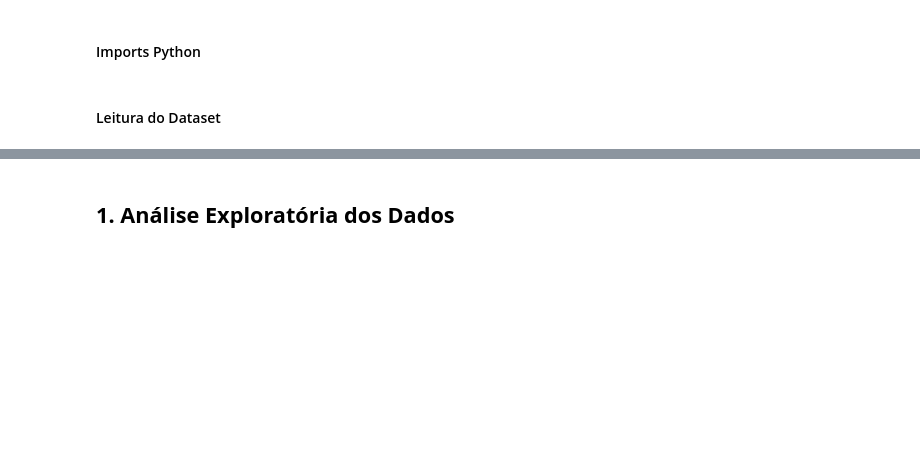
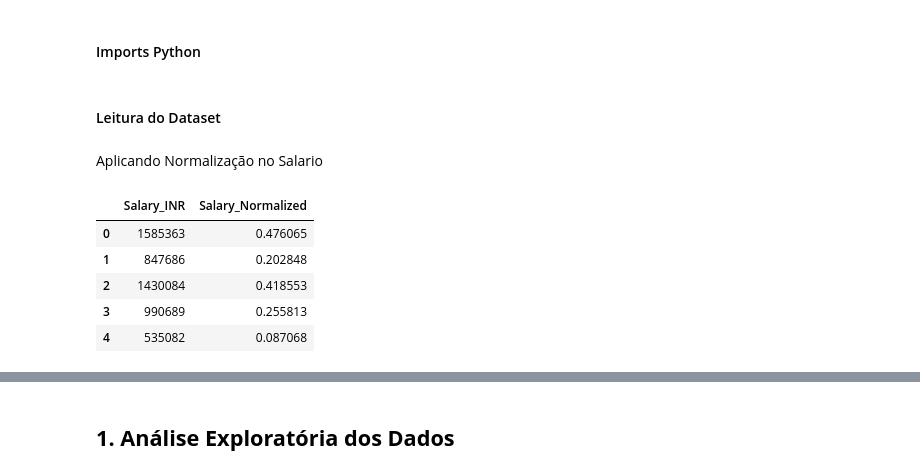
Before and after one commit to EngSoftwareABL/ProjetoAC2_ReconhecimentoPadr-es, a Jupyter notebook: Dataset_Salario.ipynb, the cells around one changed output, grey strips where cells are left out. Saved outputs shown, nothing was run; the diff lists cells and outputs as text; code cells hidden in the pictures; blank space fills up the shorter version.

```diff
--- a/Dataset_Salario.ipynb
+++ b/Dataset_Salario.ipynb
@@ -17,6 +17,29 @@ pd.set_option('display.max_columns', None) # Para mostrar todas as colunas no .d
 #### Leitura do Dataset
 # %%
 df_salario = pd.read_csv('Salario/HR_Data_MNC_Data Science Lovers.csv', encoding='latin1')
+# %% [markdown]
+Aplicando Normalização no Salario
+# %%
+from sklearn.preprocessing import MinMaxScaler
+
+# Criar o scaler
+scaler = MinMaxScaler()
+
+# Escolher a coluna de salário (ajuste o nome se for diferente)
+col_salario = 'Salary_INR'
+
+# Adicionar uma nova coluna normalizada
+df_salario['Salary_Normalized'] = scaler.fit_transform(df_salario[[col_salario]])
+
+# Exibir as primeiras linhas para confirmar
+df_salario[['Salary_INR', 'Salary_Normalized']].head()
+# %% [output]
+|  | Salary_INR | Salary_Normalized |
+| 0 | 1585363 | 0.476065 |
+| 1 | 847686 | 0.202848 |
+| 2 | 1430084 | 0.418553 |
+| 3 | 990689 | 0.255813 |
+| 4 | 535082 | 0.087068 |
 # %%
 df_salario.head()
 # %% [output]
```
Also changed, not shown: parts of 13 cells of this notebook, 1 other file.
